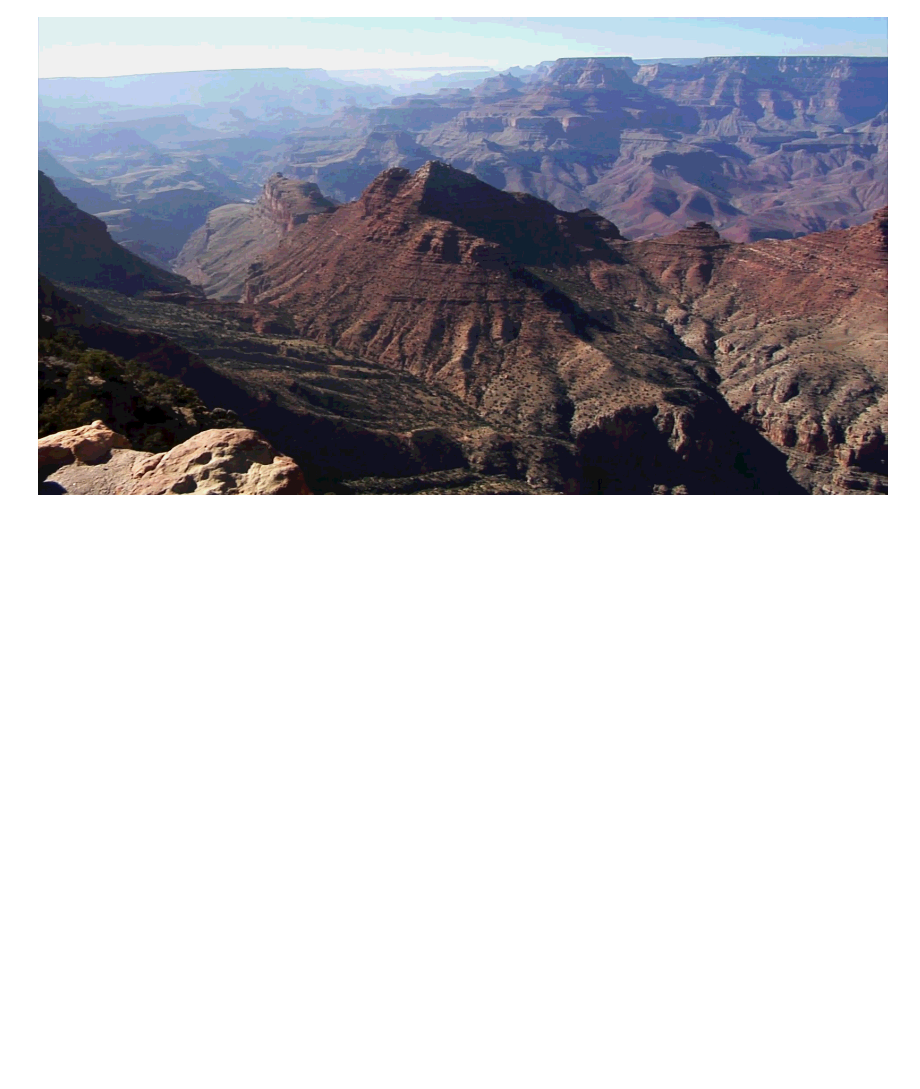
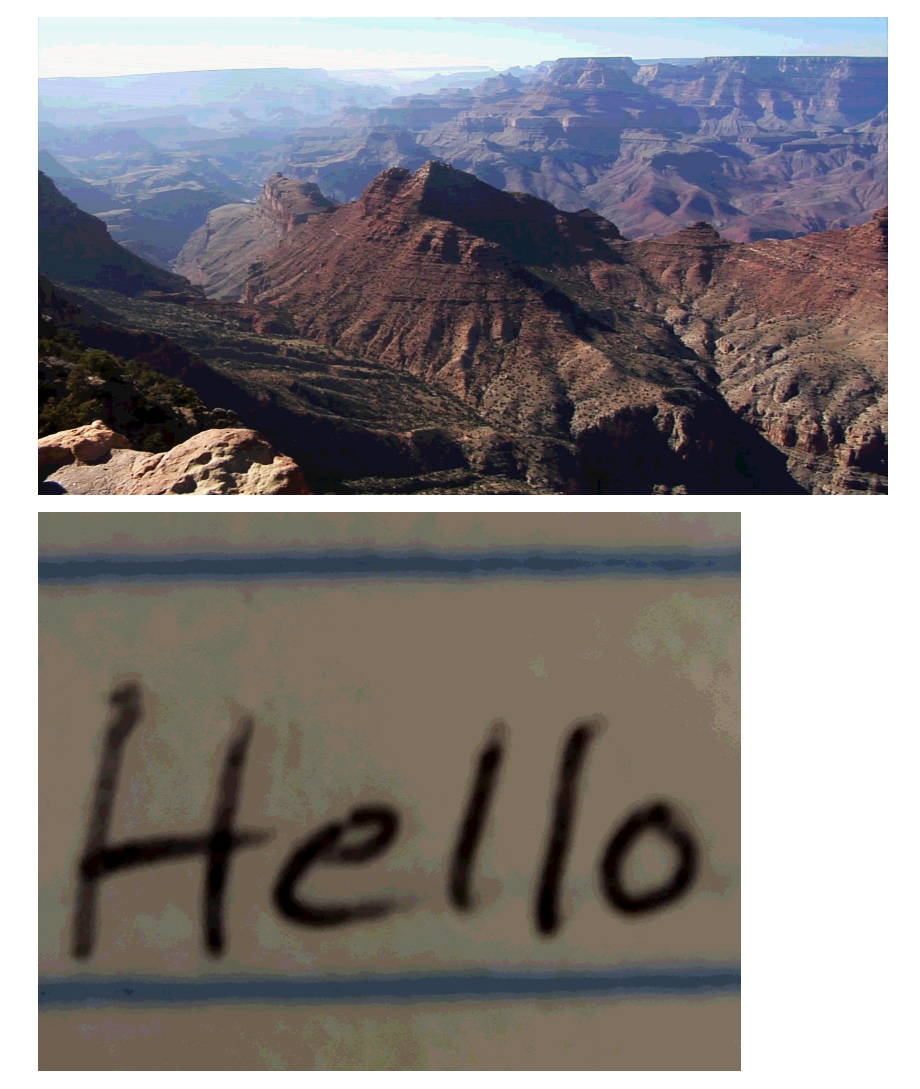
Before and after one commit to WarrenDevonshire/Steganography, a Jupyter notebook: src/merge_images.ipynb, the cells around one changed output. Cells and saved outputs as stored; diff of their text form; code cells hidden in the pictures; blank space fills up the shorter version.

Commit message:
Added extract_hidden_image function
- Changed variables and function name.

```diff
--- a/src/merge_images.ipynb
+++ b/src/merge_images.ipynb
@@ -104,3 +106,43 @@ def mergeImages(carryImage_path, mesgImage_path):
 
     return new_image
+# %%
+def extract_hidden_image(merged_image_path,mesg_image_path):
+    '''
+    Unmerge an image.
+    INPUT: The path to the input image.
+    OUTPUT: The extracted hidden image.
+    '''
+    merged_img = Image.open(merged_image_path)
+    message_image = Image.open(mesg_image_path)
+
+    # Create the new image and load the pixel map
+    new_image = Image.new(message_image.mode, message_image.size)
+    new_image_arr = to_array(new_image)
+
+    # Tuple used to store the image original size
+    original_size = len(new_image_arr[0])
+
+    merged_arr = to_array(merged_img)
+    mesg_arr = to_array(message_image)
+
+    for i in range(len(merged_arr[0])):
+        # Get the RGB (as a string tuple) from the current pixel
+        binaryValue= integer_to_binary(merged_arr[0][i])
+
+        # Extract the last 4 bits (corresponding to the hidden image)
+        # Concatenate 4 zero bits because we are working with 8 bit values
+        extractedBinary = (binaryValue[4:] + "0000")
+
+        # Convert it to an integer tuple
+
+        extractedInteger= binary_to_integer(extractedBinary)
+        if  extractedInteger!= 0:
+            new_image_arr[0][i] = extractedInteger
+            original_size = (i + 1)
+
+    hidden_image = to_image(new_image_arr[0], new_image_arr[1])
+
+    hidden_image.save('D:/Images/unmerged.png')
+
+    return hidden_image
 # %%
@@ -108,2 +151,7 @@ mergeImages(CARRY_IMAGE_FILE,MESG_IMAGE_FILE)
 # %% [output]
 [figure]
+# %%
+hidden_image = extract_hidden_image(MERGED_IMAGE_FILE,MESG_IMAGE_FILE)
+hidden_image
+# %% [output]
+[figure, added]
```
Also changed, not shown: parts of 4 cells of this notebook.
